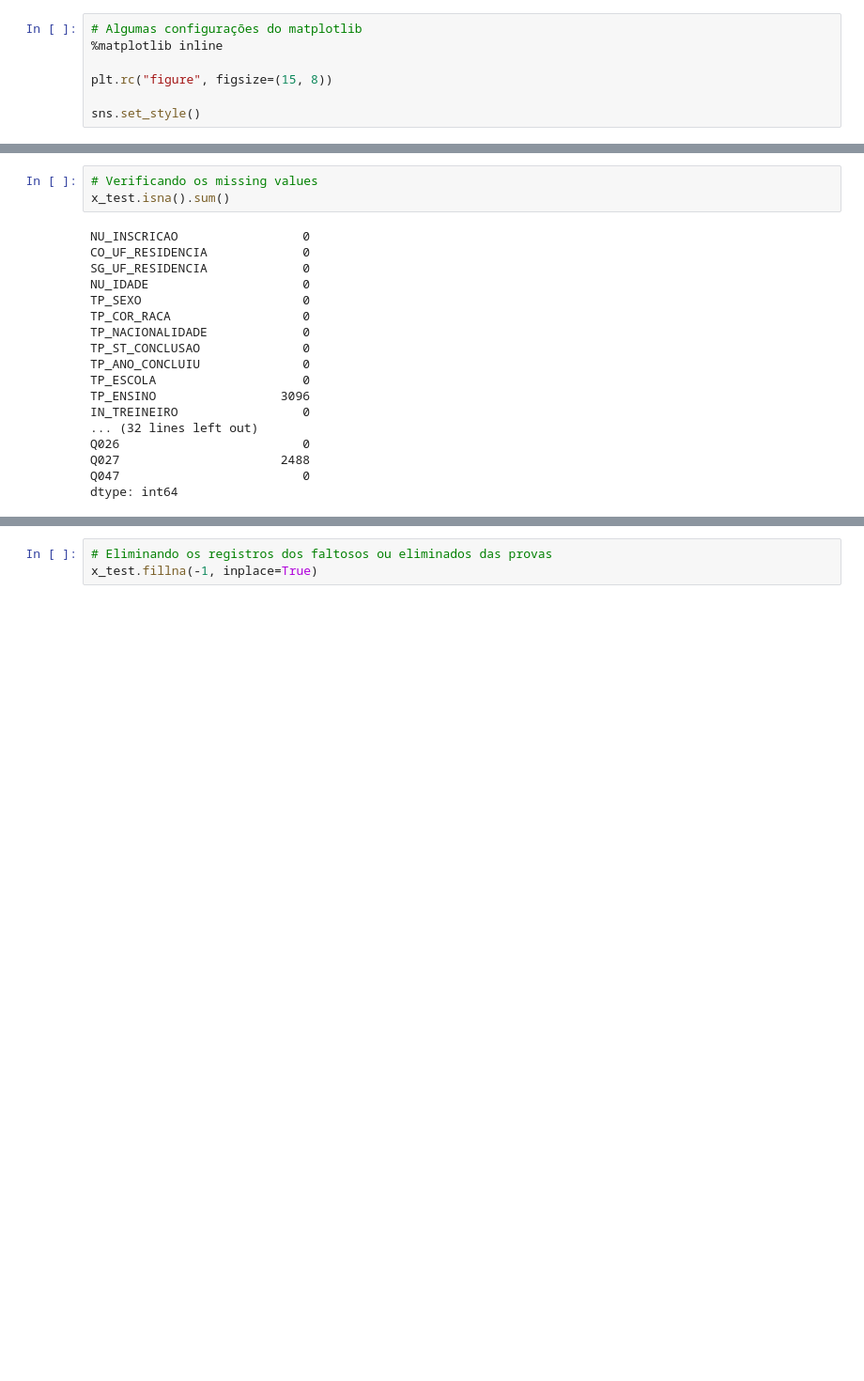
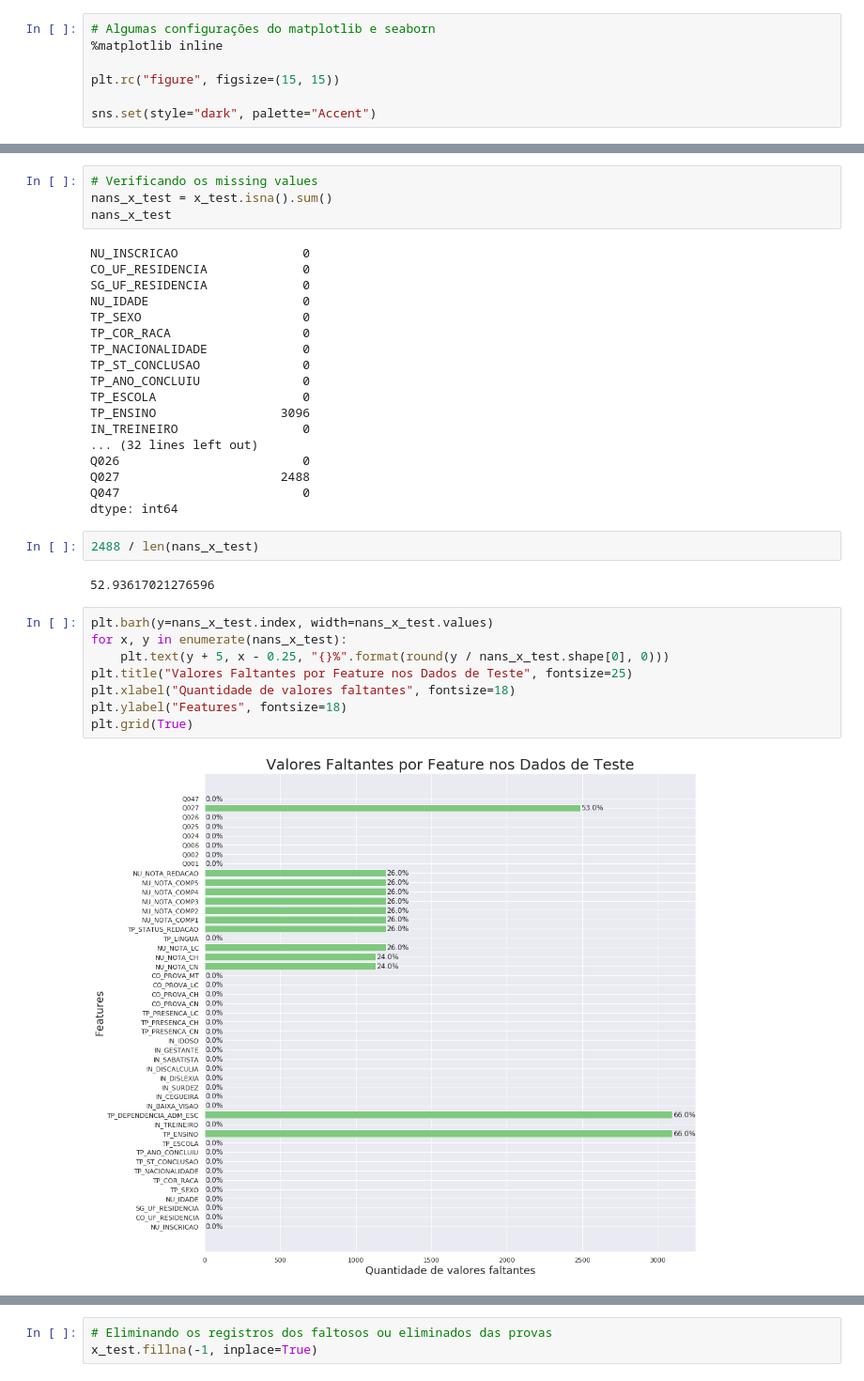
Before and after one commit to Diegohluiz/Desafios-DataScience-Codenation, a Jupyter notebook: Desafio Semana 8/main.ipynb, the cells around one changed output, grey strips where cells are left out. Shown: that part at 94% size. Drawn from its saved outputs; the diff is of its cells as text; blank space fills up the shorter version.

Commit message:
Implementando melhorias na análise exploratória dos dados

```diff
--- a/Desafio Semana 8/main.ipynb
+++ b/Desafio Semana 8/main.ipynb
@@ -10,11 +15,11 @@ from sklearn.tree import DecisionTreeRegressor
 from sklearn.ensemble import RandomForestRegressor
 from sklearn.metrics import r2_score, mean_squared_error
 # %%
-# Algumas configurações do matplotlib
+# Algumas configurações do matplotlib e seaborn
 %matplotlib inline
 
-plt.rc("figure", figsize=(15, 8))
+plt.rc("figure", figsize=(15, 15))
 
-sns.set_style()
+sns.set(style="dark", palette="Accent")
 # %% [markdown]
 # Importando os dados de teste
@@ -76,6 +64,7 @@ memory usage: 1.6+ MB
 # %%
 # Verificando os missing values
-x_test.isna().sum()
+nans_x_test = x_test.isna().sum()
+nans_x_test
 # %% [output]
 NU_INSCRICAO                 0
 CO_UF_RESIDENCIA             0
@@ -94,3 +83,17 @@ Q026                         0
 Q027                      2488
 Q047                         0
 dtype: int64
+# %%
+2488 / len(nans_x_test)
+# %% [output]
+52.93617021276596
+# %%
+plt.barh(y=nans_x_test.index, width=nans_x_test.values)
+for x, y in enumerate(nans_x_test):
+    plt.text(y + 5, x - 0.25, "{}%".format(round(y / nans_x_test.shape[0], 0)))
+plt.title("Valores Faltantes por Feature nos Dados de Teste", fontsize=25)
+plt.xlabel("Quantidade de valores faltantes", fontsize=18)
+plt.ylabel("Features", fontsize=18)
+plt.grid(True)
+# %% [output]
+[figure, added]
```
Also changed, not shown: parts of 13 cells of this notebook, 2 other files.
